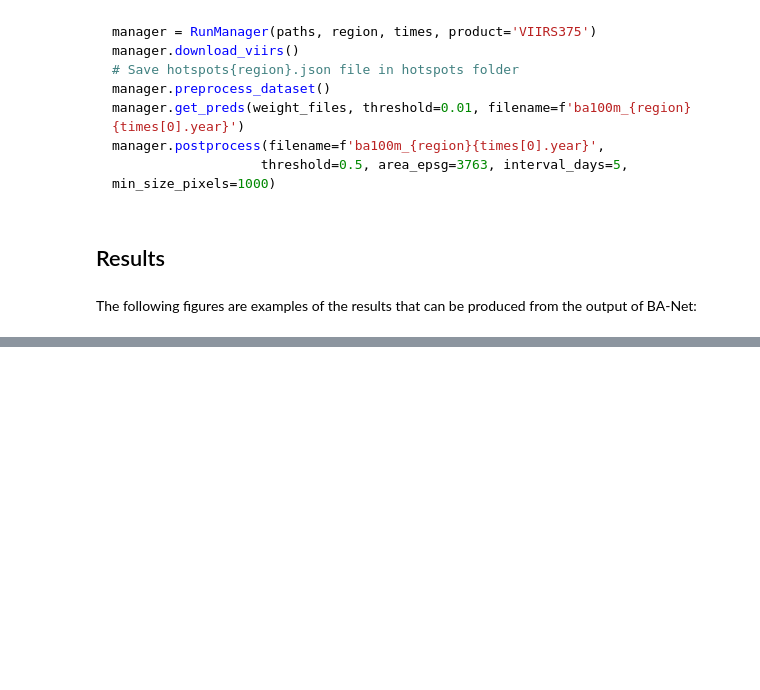
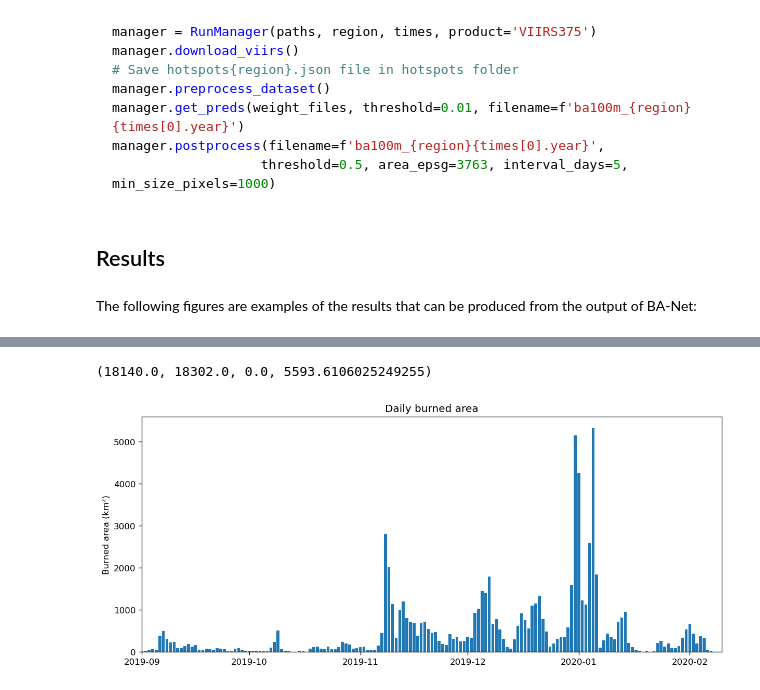
Before and after one commit to mnpinto/banet, a Jupyter notebook: nbs/tutorial.australia2020_100m.ipynb, the cells around one changed output, grey strips where cells are left out. Drawn from its saved outputs; the diff is of its cells as text; code cells hidden in the pictures; blank space fills up the shorter version.

```diff
--- a/nbs/tutorial.australia2020_100m.ipynb
+++ b/nbs/tutorial.australia2020_100m.ipynb
@@ -87,3 +84,13 @@ ax.set_title('Daily burned area');
+# %%
+#local
+fig, ax = plt.subplots(figsize=(12,5), dpi=120, facecolor='w')
+ax.bar(df.times,df.freq)
+ax.set_ylabel('Burned area (km²)')
+ax.set_title('Daily burned area');
+ax.axis([pd.Timestamp('2019-09-01'), pd.Timestamp('2020-02-10'), None, None])
+# %% [output]
+(18140.0, 18302.0, 0.0, 5593.6106025249255)
+[figure, added]
 # %%
 # local
 print(f'Total burned area: {np.round(np.nansum(df.freq)*100)} ha')
```
Also changed, not shown: parts of 2 cells of this notebook, 1 other file.
